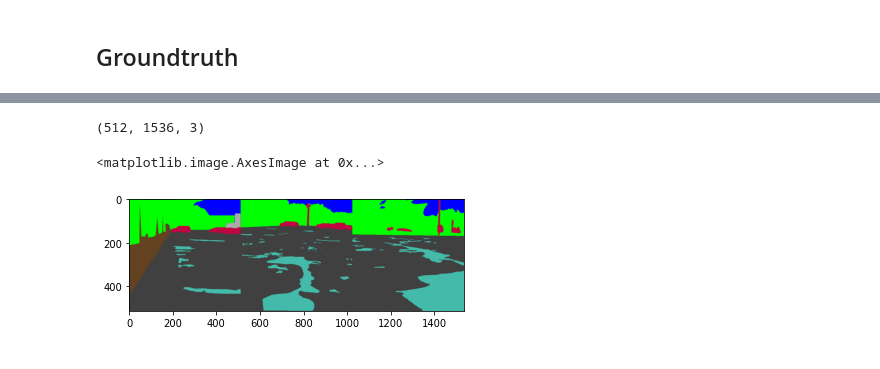
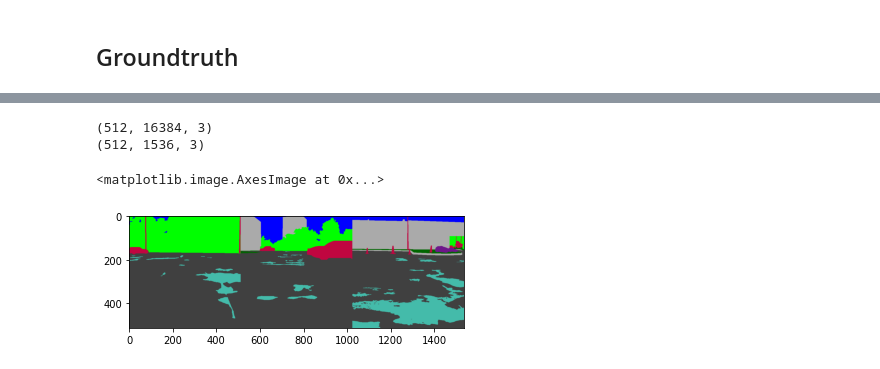
Before and after one commit to Avic3nna/DeepHyperX-MV2021, a Jupyter notebook: concat_all.ipynb, the cells around one changed output, grey strips where cells are left out. Drawn from its saved outputs; the diff is of its cells as text; code cells hidden in the pictures.

Commit message:
Random shuffle of images for concat

```diff
--- a/concat_all.ipynb
+++ b/concat_all.ipynb
@@ -93,21 +175,32 @@ import spectral
 from PIL import Image
 import matplotlib.pyplot as plt
 import os
+import glob
+
 
 label_folder = 'Datasets/WATER_HSI/LabeledImg'
-gt_mix = 0
+max_train = 32
+gt_mix_train = 0
+gt_mix_test = 0
 i = 0
-for file in os.listdir(label_folder):
+for file in labels:
     if file.endswith('.png'):
-        full_label_path = os.path.join(label_folder, file)
-        gt = np.asarray(Image.open(full_label_path))
+        #full_label_path = os.path.join(label_folder, file)
+        gt = np.asarray(Image.open(file))
+        print(file)
+        if i == 0:
+            gt_mix_train = gt
+            print(gt_mix_train.shape)
+        elif i == max_train:
+            gt_mix_test = gt
+            print(gt_mix_test.shape)
+        elif i > max_train:
+            gt_mix_test = np.concatenate((gt_mix_test, gt), axis = 1)
+            print(gt_mix_test.shape)
 
-        if i == 0:
-            gt_mix = gt
         else:
-            gt_mix = np.concatenate((gt_mix, gt), axis = 1)
-        print(gt_mix.shape)
+            gt_mix_train = np.concatenate((gt_mix_train, gt), axis = 1)
+            print(gt_mix_train.shape)
+
         i += 1
-        if i == 3:
-            break
 # %% [output]
@@ -117,10 +224,12 @@ for file in os.listdir(label_folder):
 # %%
-print(gt_mix.shape)
-plt.imshow(gt_mix)
+print(gt_mix_train.shape)
+print(gt_mix_test.shape)
+plt.imshow(gt_mix_test)
 # %% [output]
+(512, 16384, 3)
 (512, 1536, 3)
 <matplotlib.image.AxesImage at 0x...>
-[figure, old version]
+[figure, new version]
 # %%
 from PIL import Image
 
```
Also changed, not shown: parts of 12 cells of this notebook, 4 other files.
